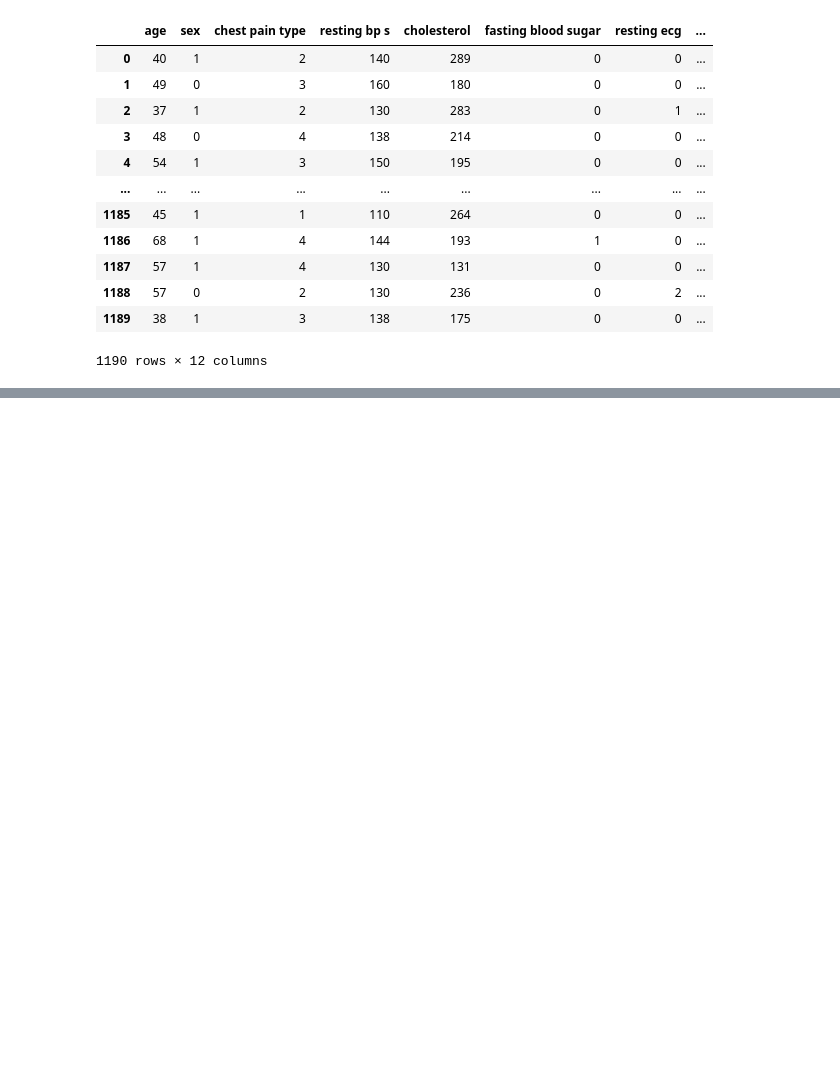
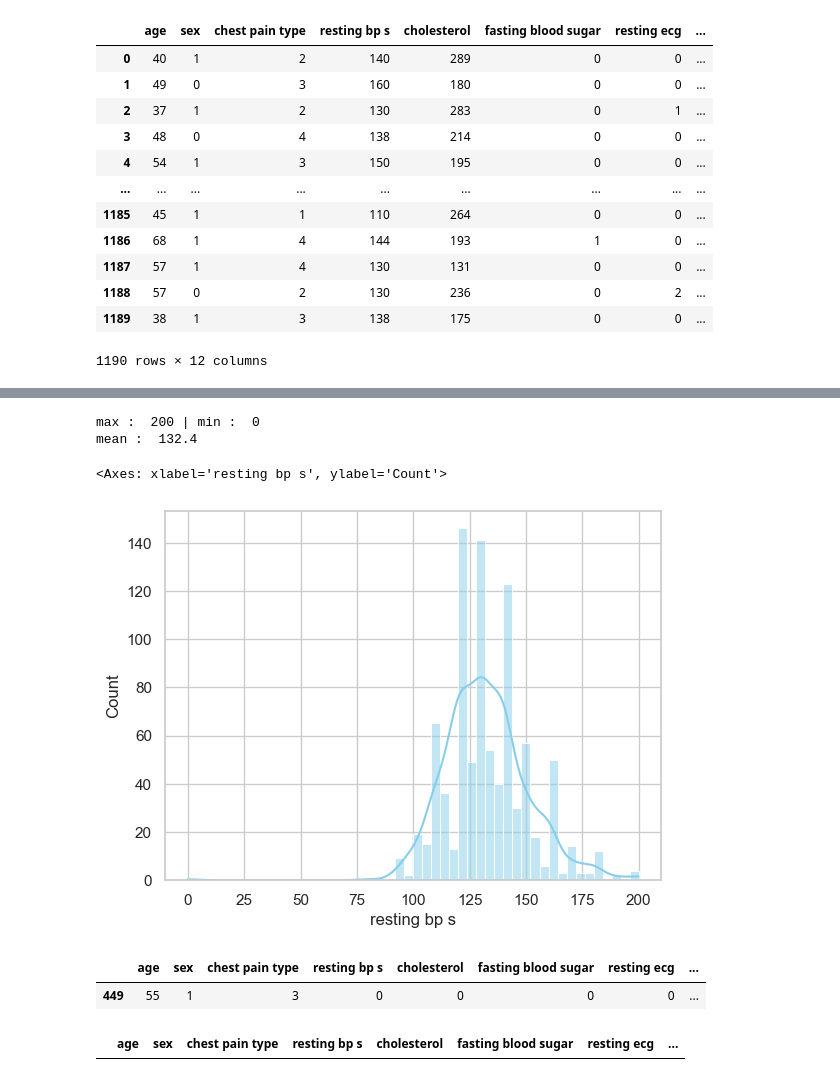
Before and after one commit to pauljo13/Heart-Disease-AI-kaggle, a Jupyter notebook: hd.ipynb, the cells around one changed output, grey strips where cells are left out. Cells and saved outputs as stored; diff of their text form; code cells hidden in the pictures; blank space fills up the shorter version.

```diff
--- a/hd.ipynb
+++ b/hd.ipynb
@@ -47,0 +245,22 @@ df
+# %%
+# resting bp s
+print("max : " , df["resting bp s"].max(),"| min : ", df["resting bp s"].min())
+print("mean : ", df["resting bp s"].mean().round(2))
+sns.set(style="whitegrid")
+sns.histplot(df["resting bp s"], kde=True, color="skyblue", bins=50)
+# %% [output]
+max :  200 | min :  0
+mean :  132.4
+<Axes: xlabel='resting bp s', ylabel='Count'>
+[figure, added]
+# %%
+df[df["resting bp s"] <= 60] # 인간의 혈압이 0인 경우는 죽은 사람에 경우 이다. 해당 데이터는 그 외에도 0인 것이 많으로 삭제한다.
+# %% [output]
+|  | age | sex | chest pain type | resting bp s | cholesterol | fasting blood sugar | resting ecg | ... |
+| 449 | 55 | 1 | 3 | 0 | 0 | 0 | 0 | ... |
+# %%
+# 이상치 제거
+df = df.drop(index=df[df["resting bp s"] <= 60].index, axis=0).reset_index(drop=True)
+df[df["resting bp s"] <= 60]
+# %% [output]
+|  | age | sex | chest pain type | resting bp s | cholesterol | fasting blood sugar | resting ecg | ... |
```
Also changed, not shown: parts of 26 cells of this notebook.
